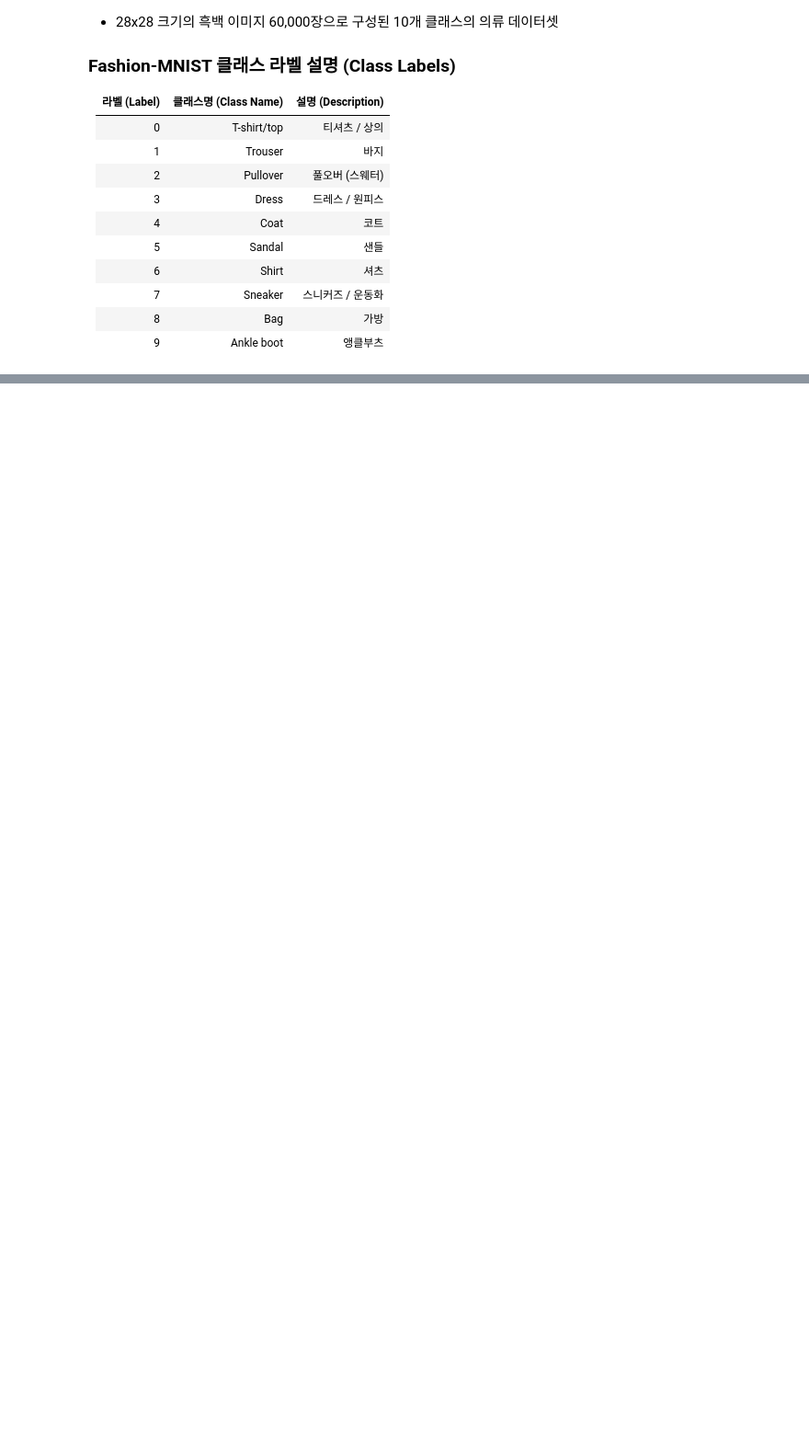
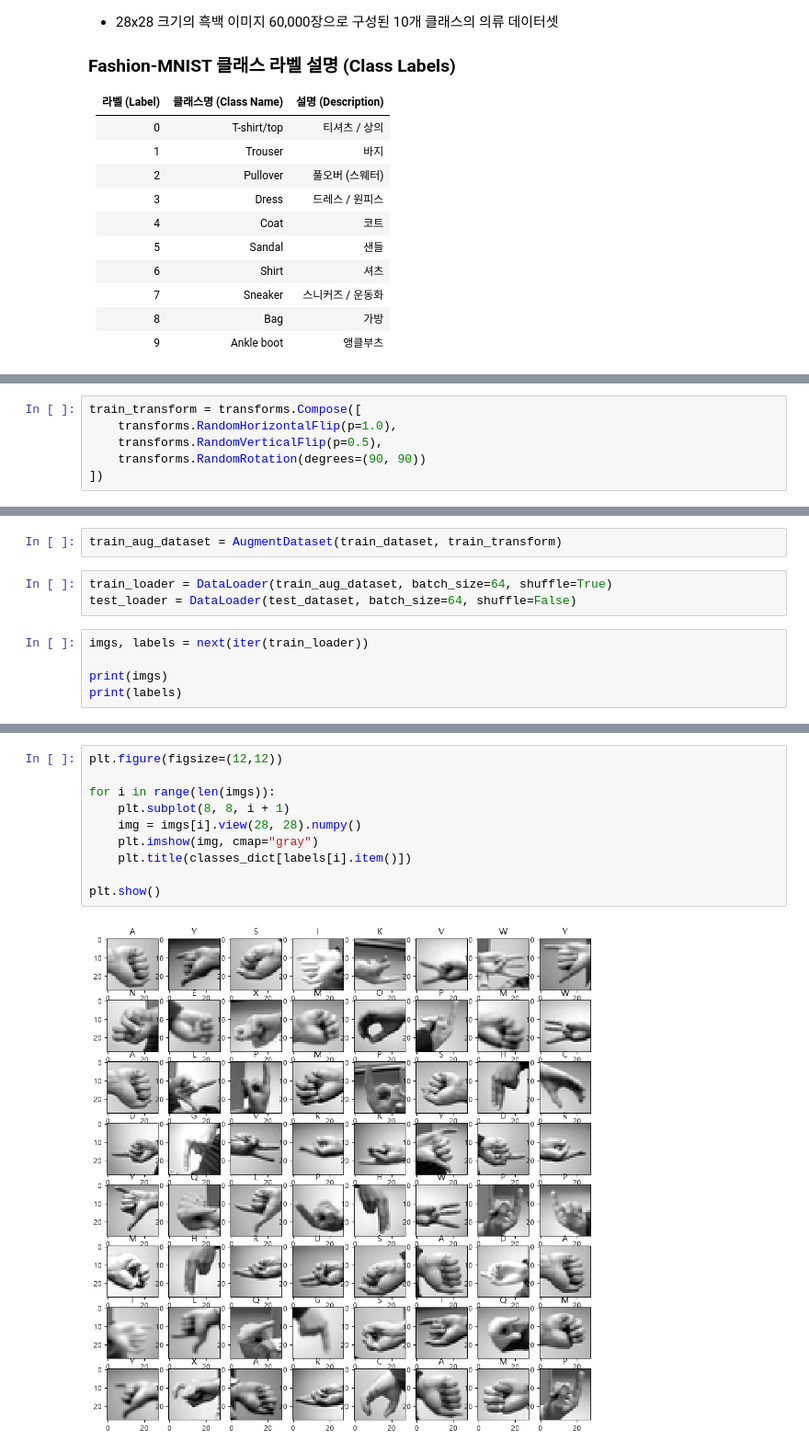
Before and after one commit to hyejinspace/kdt-ml, a Jupyter notebook: @@@@@ 머신러닝 필기.ipynb, the cells around one changed output, grey strips where cells are left out. Shown at 92% size. Drawn from its saved outputs; the diff is of its cells as text; blank space fills up the shorter version.

```diff
--- a/@@@@@ 머신러닝 필기.ipynb
+++ b/@@@@@ 머신러닝 필기.ipynb
@@ -477,0 +871,6 @@ tensor(9)
+# %%
+train_transform = transforms.Compose([
+    transforms.RandomHorizontalFlip(p=1.0),
+    transforms.RandomVerticalFlip(p=0.5),
+    transforms.RandomRotation(degrees=(90, 90))
+])
@@ -477,0 +895,10 @@ tensor(9)
+# %%
+train_aug_dataset = AugmentDataset(train_dataset, train_transform)
+# %%
+train_loader = DataLoader(train_aug_dataset, batch_size=64, shuffle=True)
+test_loader = DataLoader(test_dataset, batch_size=64, shuffle=False)
+# %%
+imgs, labels = next(iter(train_loader))
+
+print(imgs)
+print(labels)
@@ -477,0 +917,12 @@ tensor(9)
+# %%
+plt.figure(figsize=(12,12))
+
+for i in range(len(imgs)):
+    plt.subplot(8, 8, i + 1)
+    img = imgs[i].view(28, 28).numpy()
+    plt.imshow(img, cmap="gray")
+    plt.title(classes_dict[labels[i].item()])
+
+plt.show()
+# %% [output]
+[figure, added]
```
Also changed, not shown: parts of 68 cells of this notebook, 3 other files.
